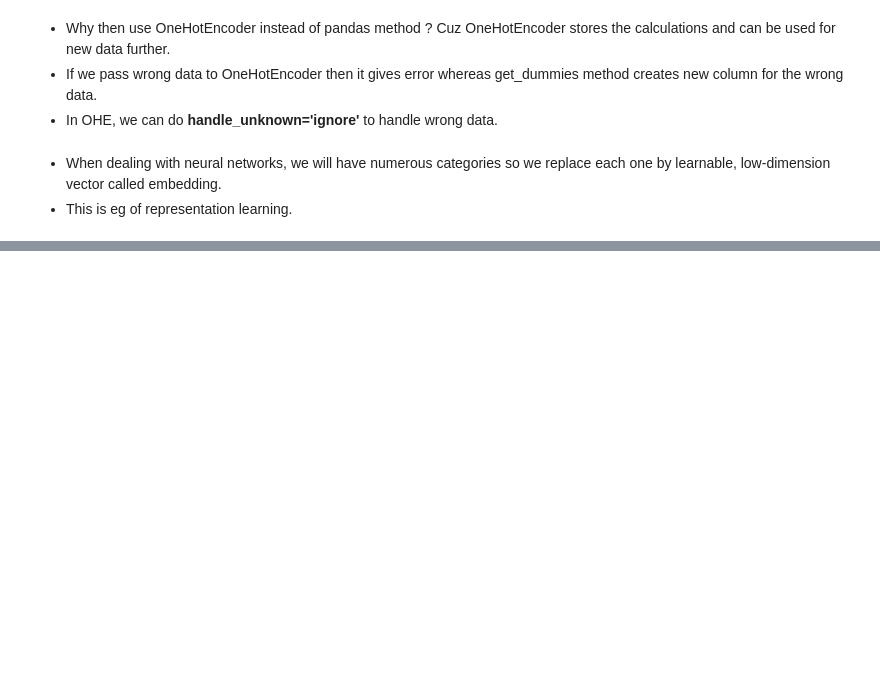
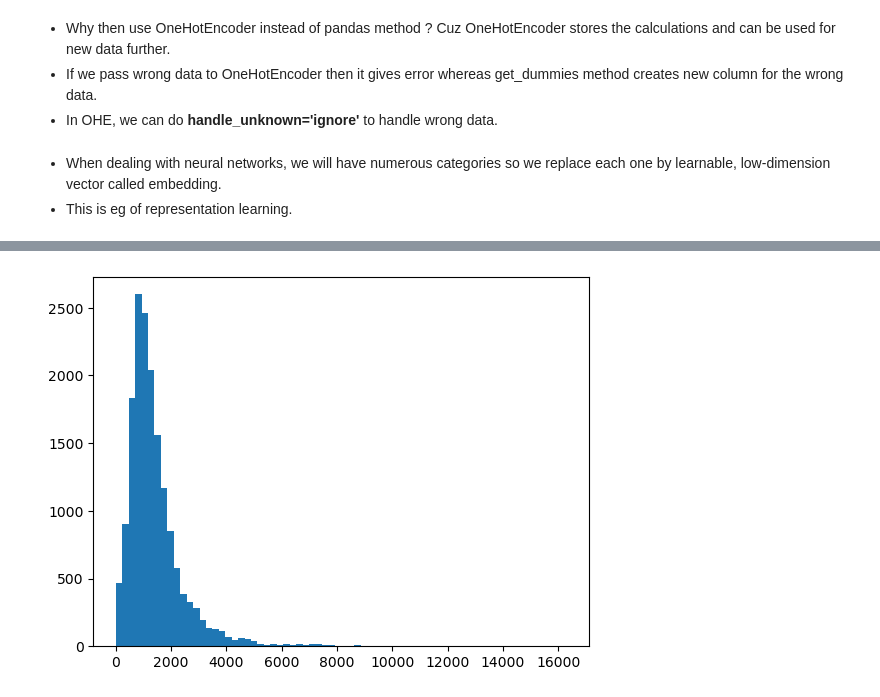
Before and after one commit to 1Nitin1/Jupyter-Codes, a Jupyter notebook: Machine Learning Notes/ML_Unit_2_pg61to102.ipynb, the cells around one changed output, grey strips where cells are left out. Cells and saved outputs as stored; diff of their text form; code cells hidden in the pictures; blank space fills up the shorter version.

```diff
--- a/Machine Learning Notes/ML_Unit_2_pg61to102.ipynb
+++ b/Machine Learning Notes/ML_Unit_2_pg61to102.ipynb
@@ -551,0 +629,5 @@ etition. The most effec
+# %%
+plt.hist(x=housing['population'],bins=70)
+plt.show()
+# %% [output]
+[figure, added]
```
Also changed, not shown: parts of 42 cells of this notebook.
